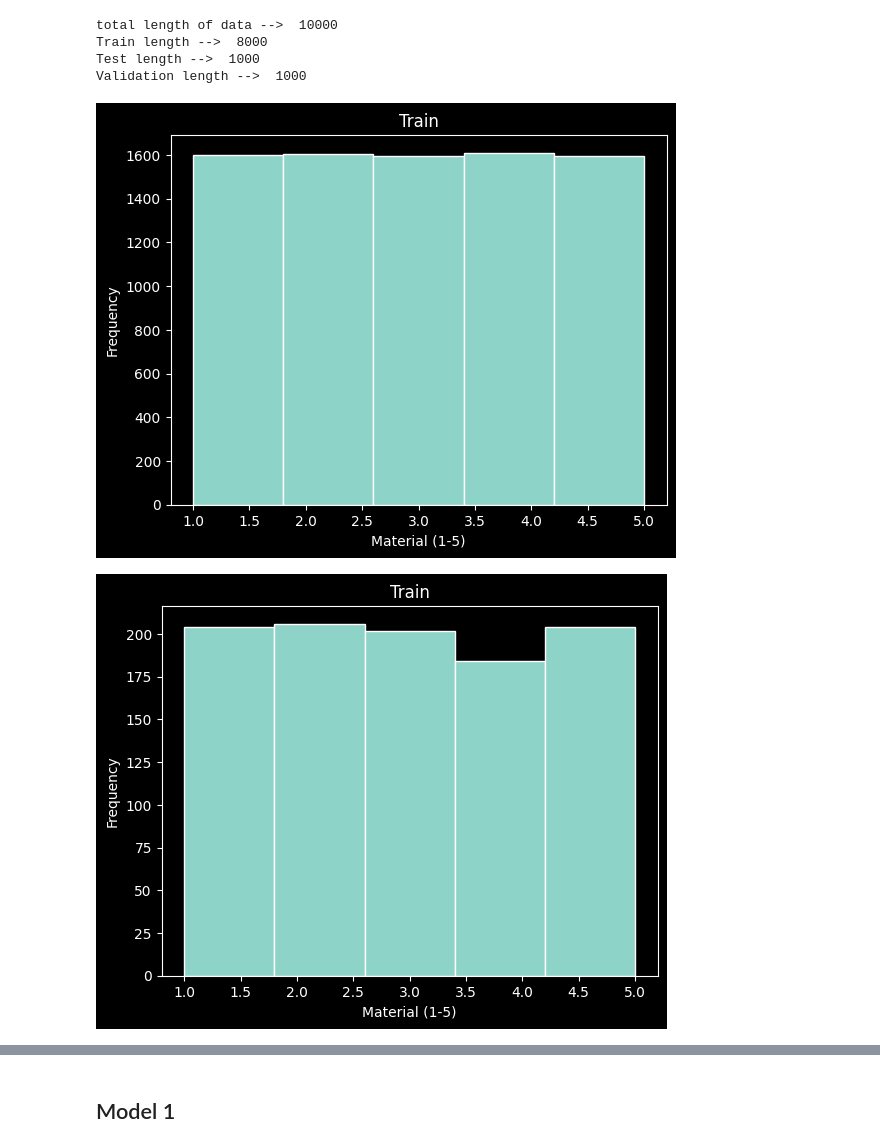
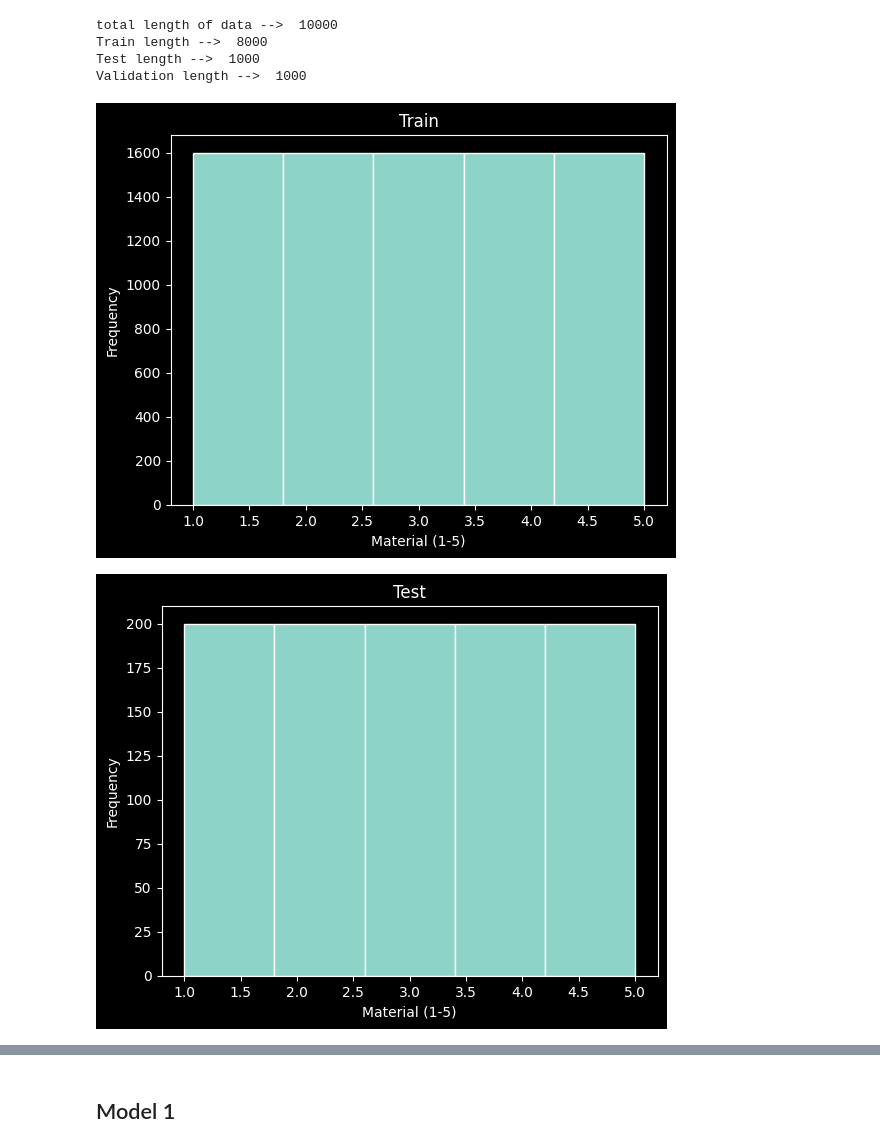
Before and after one commit to cgrundman/nuclear-magnetic-resonance, a Jupyter notebook: pattern_recognizer.ipynb, the cells around one changed output, grey strips where cells are left out. Drawn from its saved outputs; the diff is of its cells as text; code cells hidden in the pictures.

```diff
--- a/pattern_recognizer.ipynb
+++ b/pattern_recognizer.ipynb
@@ -61,15 +61,18 @@ data = []
 mat_labels = []
 directory = '/content/processed_nmr_data'
 
-for file in os.listdir(directory):
-  path = directory + '/' + file
+import glob
+
+filelist = glob.glob(os.path.join(directory, '*.txt'))
+for file in sorted(filelist):
+  # path = directory + '/' + file
   # single_file = pd.read_csv(path,
   #                           names=[path[33:-4]])
   # data.append(single_file)
 
-  mat_labels.append(int(path[-5:-4]))
+  mat_labels.append(int(file[-5:-4]))
 
-  text_file = open(path, "r")
+  text_file = open(file, "r")
   lines = text_file.read().split('\n')
   data.append(lines)
   text_file.close()
@@ -80,4 +83,9 @@ print(f"Columns: {len(data[0])}")
 # %% [output]
 Rows: 10000
 Columns: 1201
+# %%
+# Convert datatypes
+for i in range(len(data)):
+  for j in range(len(data[i])-1):
+    data[i][j] = round(float(data[i][j]), 4)
 # %%
@@ -102,6 +126,7 @@ df.head()
 # %%
 # Display historgram of full dataset
-hist = df.hist(bins=5,
+hist = df.hist(column='Material',
+               bins=5,
                grid=False,
                edgecolor='white')
 
@@ -135,27 +160,29 @@ Test length -->  1000
 Validation length -->  1000
 # %%
 # Display train historgram
-hist = train.hist(bins=5,
-               grid=False,
-               edgecolor='white')
+hist = train.hist(column='Material',
+                  bins=5,
+                  grid=False,
+                  edgecolor='white')
 
 for ax in hist.flatten():
     ax.set_xlabel("Material (1-5)")
     ax.set_ylabel("Frequency")
     ax.set_title("Train")
 # %% [output]
-[figure, old version]
+[figure, new version]
 # %%
 # Display test historgram
-hist = test.hist(bins=5,
-               grid=False,
-               edgecolor='white')
+hist = test.hist(column='Material',
+                 bins=5,
+                 grid=False,
+                 edgecolor='white')
 
 for ax in hist.flatten():
     ax.set_xlabel("Material (1-5)")
     ax.set_ylabel("Frequency")
-    ax.set_title("Train")
+    ax.set_title("Test")
 # %% [output]
-[figure, old version]
+[figure, new version]
 # %%
 # Display test historgram
```
Also changed, not shown: parts of 5 cells of this notebook.
